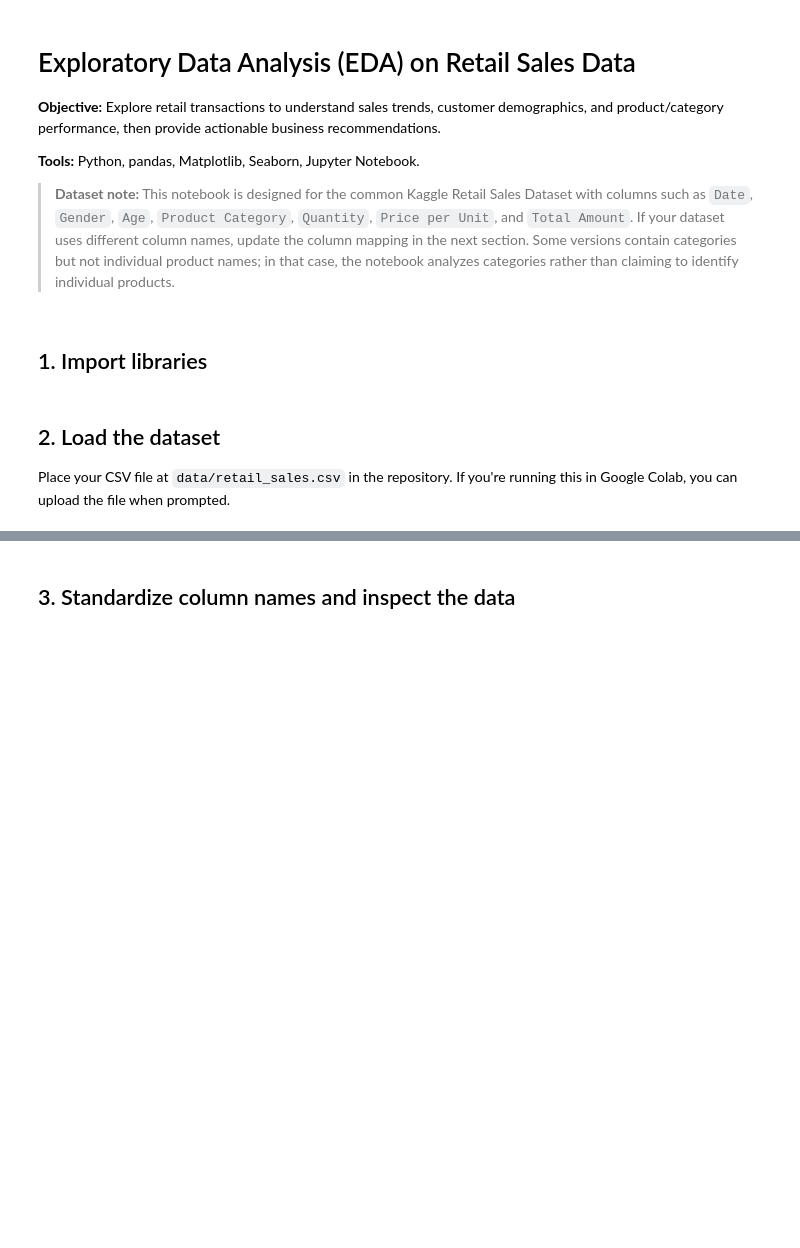
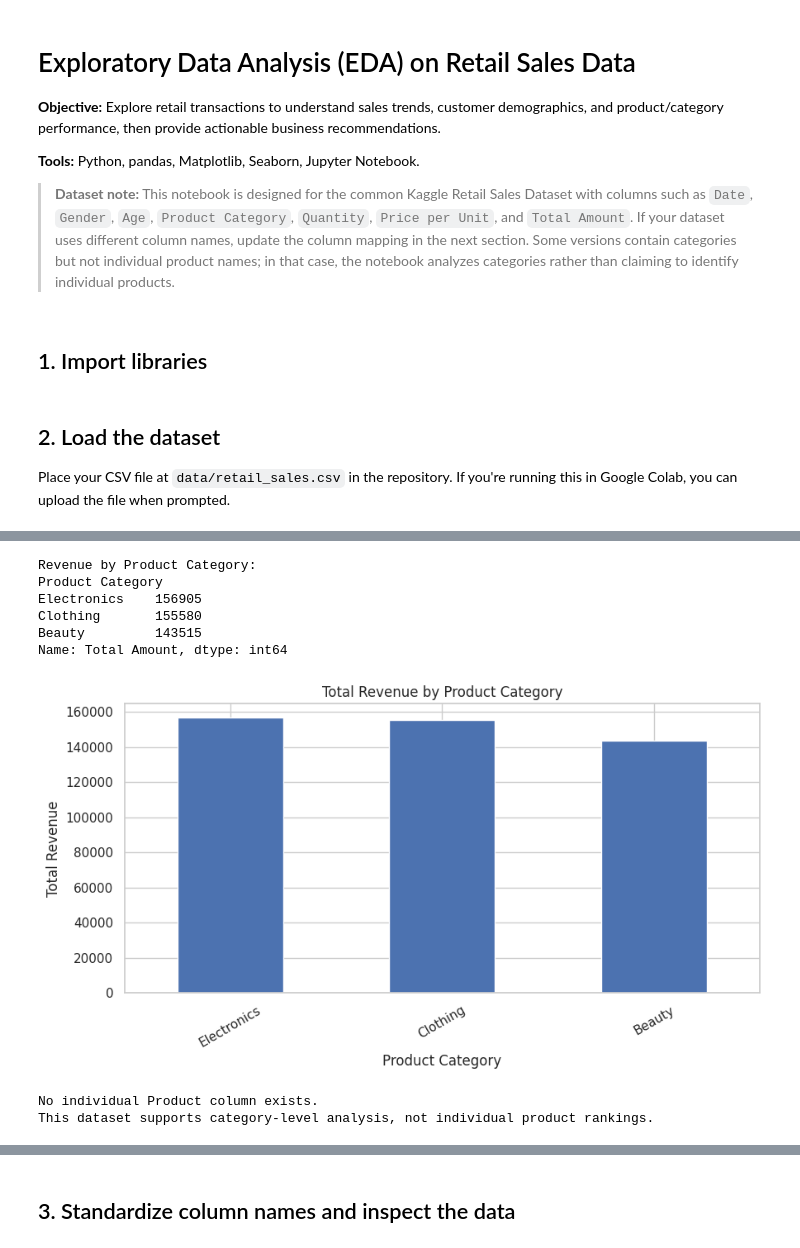
Before and after one commit to navya543s/OIBSIP, a Jupyter notebook: retail_sales_eda.ipynb, the cells around one changed output, grey strips where cells are left out. Cells and saved outputs as stored; diff of their text form; code cells hidden in the pictures; blank space fills up the shorter version.

```diff
--- a/retail_sales_eda.ipynb
+++ b/retail_sales_eda.ipynb
@@ -51,0 +339,47 @@ Dataset loaded successfully.
+# %%
+
+# Total revenue by product category
+category_sales = df.groupby(
+    "Product Category"
+)["Total Amount"].sum().sort_values(ascending=False)
+
+print("Revenue by Product Category:")
+print(category_sales)
+
+# Chart: Revenue by category
+plt.figure(figsize=(9, 5))
+category_sales.plot(kind="bar")
+plt.title("Total Revenue by Product Category")
+plt.xlabel("Product Category")
+plt.ylabel("Total Revenue")
+plt.xticks(rotation=30)
+plt.tight_layout()
+plt.show()
+
+# Top 10 best-selling products, if product names are available
+if "Product" in df.columns:
+    top_products = df.groupby("Product")["Quantity"].sum().sort_values(
+        ascending=False
+    ).head(10)
+
+    print("\nTop 10 Products by Quantity Sold:")
+    print(top_products)
+
+    top_products.sort_values().plot(kind="barh", figsize=(9, 5))
+    plt.title("Top 10 Best-Selling Products")
+    plt.xlabel("Quantity Sold")
+    plt.tight_layout()
+    plt.show()
+else:
+    print("\nNo individual Product column exists.")
+    print("This dataset supports category-level analysis, not individual product rankings.")
+# %% [output]
+Revenue by Product Category:
+Product Category
+Electronics    156905
+Clothing       155580
+Beauty         143515
+Name: Total Amount, dtype: int64
+[figure, added]
+No individual Product column exists.
+This dataset supports category-level analysis, not individual product rankings.
```
Also changed, not shown: parts of 18 cells of this notebook.
